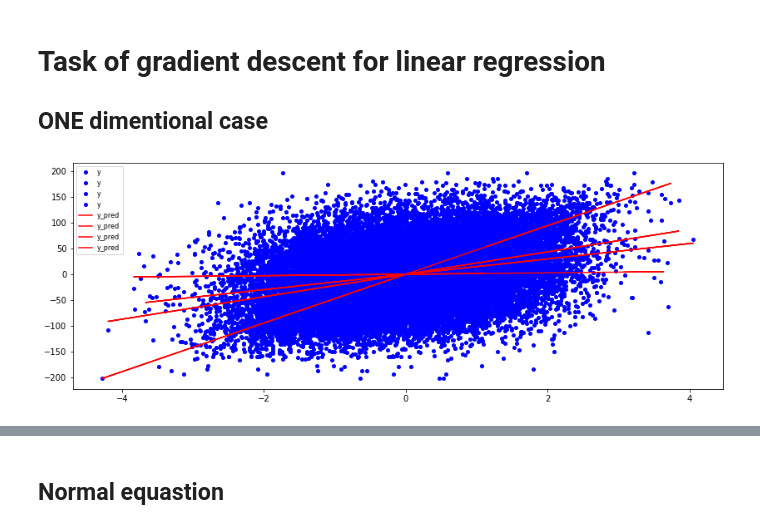
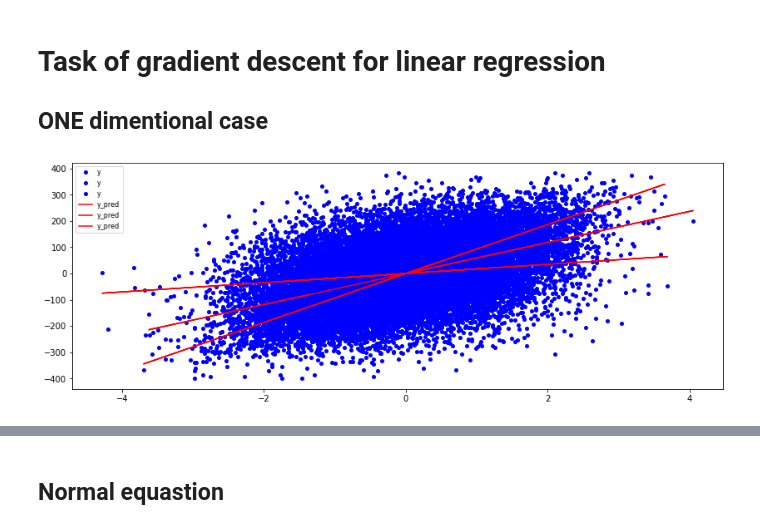
Before and after one commit to ol3gka/STUDY, a Jupyter notebook: main_tools.ipynb, the cells around one changed output, grey strips where cells are left out. Saved outputs shown, nothing was run; the diff lists cells and outputs as text; code cells hidden in the pictures.

```diff
--- a/main_tools.ipynb
+++ b/main_tools.ipynb
@@ -187,14 +231,14 @@ datetime.today().strftime('%Y_%m_%d')
 # Task of gradient descent for linear regression
 ## ONE dimentional case
 # %%
-n, m = int(1e4), 4 # размерность x
+n, m = int(1e4), 3 # размерность x
 x, y, coef = make_regression(n_samples=n, n_features=m,
-                       n_informative=m, noise=5, random_state=10, coef=True, bias=False)
+                       n_informative=m, noise=10, random_state=10, coef=True, bias=False)
 y = y.reshape(n, 1)
 
 fig, ax = plt.subplots(1,1, figsize=(14, 5))
 ax.plot(x, y, linestyle='', marker='o', markersize=4, c='b', label='y')
 ax.plot(x, coef*x, linestyle='-', marker='o', markersize=0, c='r', label='y_pred')
 ax.legend(loc='upper left', fontsize=8);
 # %% [output]
-[figure, old version]
+[figure, new version]
```
Also changed, not shown: parts of 27 cells of this notebook.
